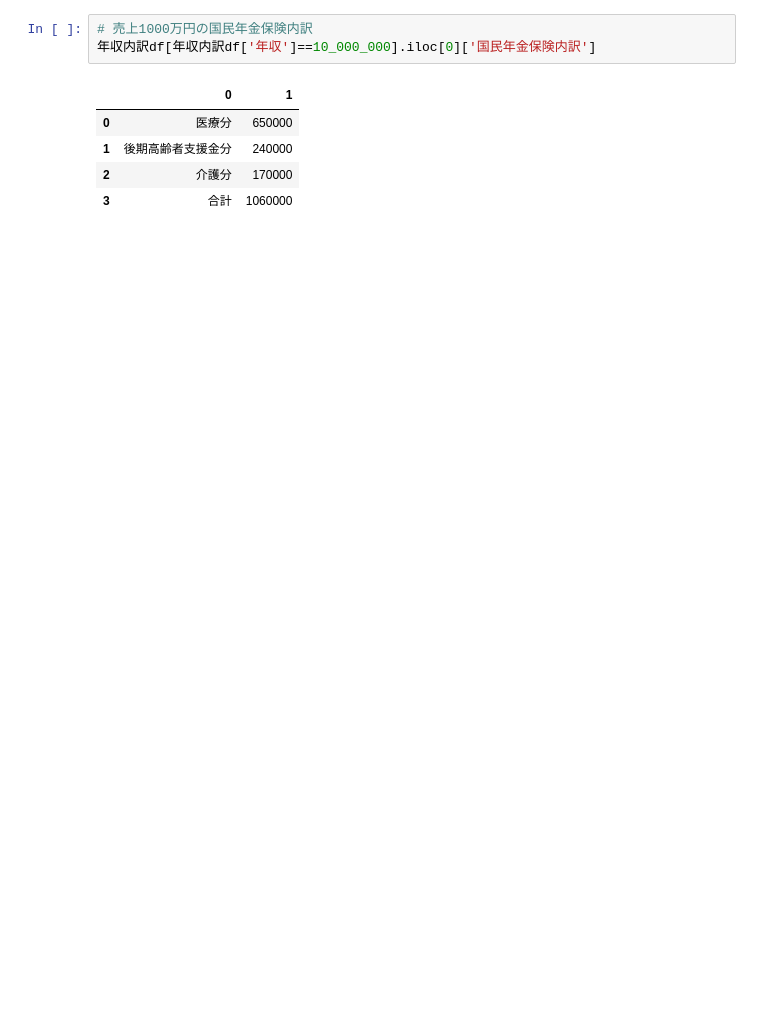
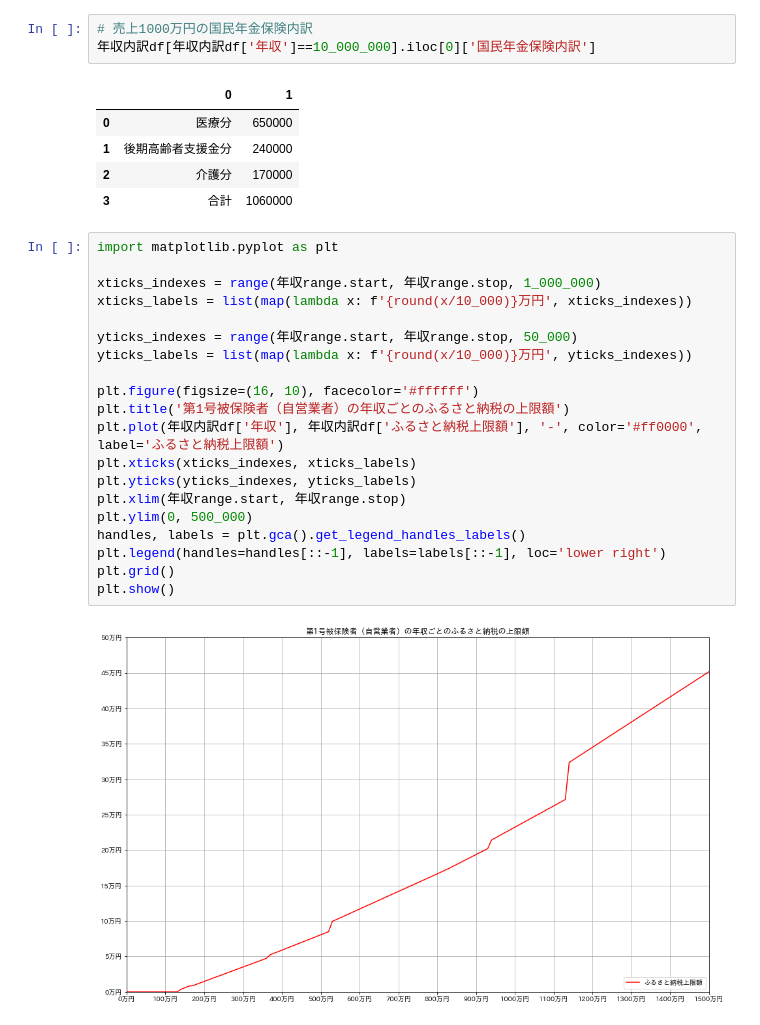
Before and after one commit to yoshida-eth0/python-etax, a Jupyter notebook: example/年収グラフ_自営業.ipynb, the cells around one changed output. Saved outputs shown, nothing was run; the diff lists cells and outputs as text; blank space fills up the shorter version.

```diff
--- a/example/年収グラフ_自営業.ipynb
+++ b/example/年収グラフ_自営業.ipynb
@@ -179,3 +183,25 @@ plt.show()
 | 1 | 後期高齢者支援金分 | 240000 |
 | 2 | 介護分 | 170000 |
 | 3 | 合計 | 1060000 |
+# %%
+import matplotlib.pyplot as plt
+
+xticks_indexes = range(年収range.start, 年収range.stop, 1_000_000)
+xticks_labels = list(map(lambda x: f'{round(x/10_000)}万円', xticks_indexes))
+
+yticks_indexes = range(年収range.start, 年収range.stop, 50_000)
+yticks_labels = list(map(lambda x: f'{round(x/10_000)}万円', yticks_indexes))
+
+plt.figure(figsize=(16, 10), facecolor='#ffffff')
+plt.title('第1号被保険者（自営業者）の年収ごとのふるさと納税の上限額')
+plt.plot(年収内訳df['年収'], 年収内訳df['ふるさと納税上限額'], '-', color='#ff0000', label='ふるさと納税上限額')
+plt.xticks(xticks_indexes, xticks_labels)
+plt.yticks(yticks_indexes, yticks_labels)
+plt.xlim(年収range.start, 年収range.stop)
+plt.ylim(0, 500_000)
+handles, labels = plt.gca().get_legend_handles_labels()
+plt.legend(handles=handles[::-1], labels=labels[::-1], loc='lower right')
+plt.grid()
+plt.show()
+# %% [output]
+[figure, added]
```
Also changed, not shown: parts of 5 cells of this notebook, 3 other files.
